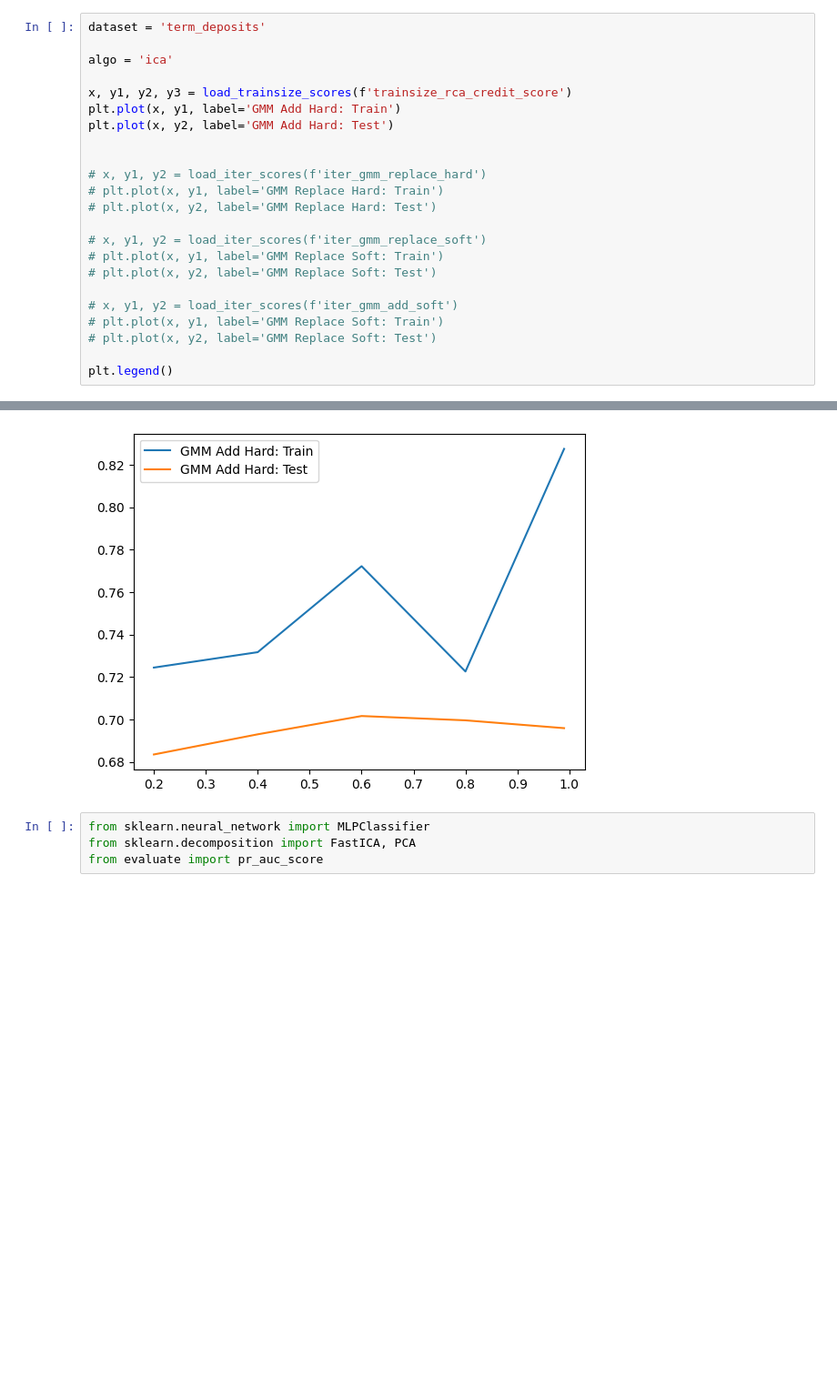
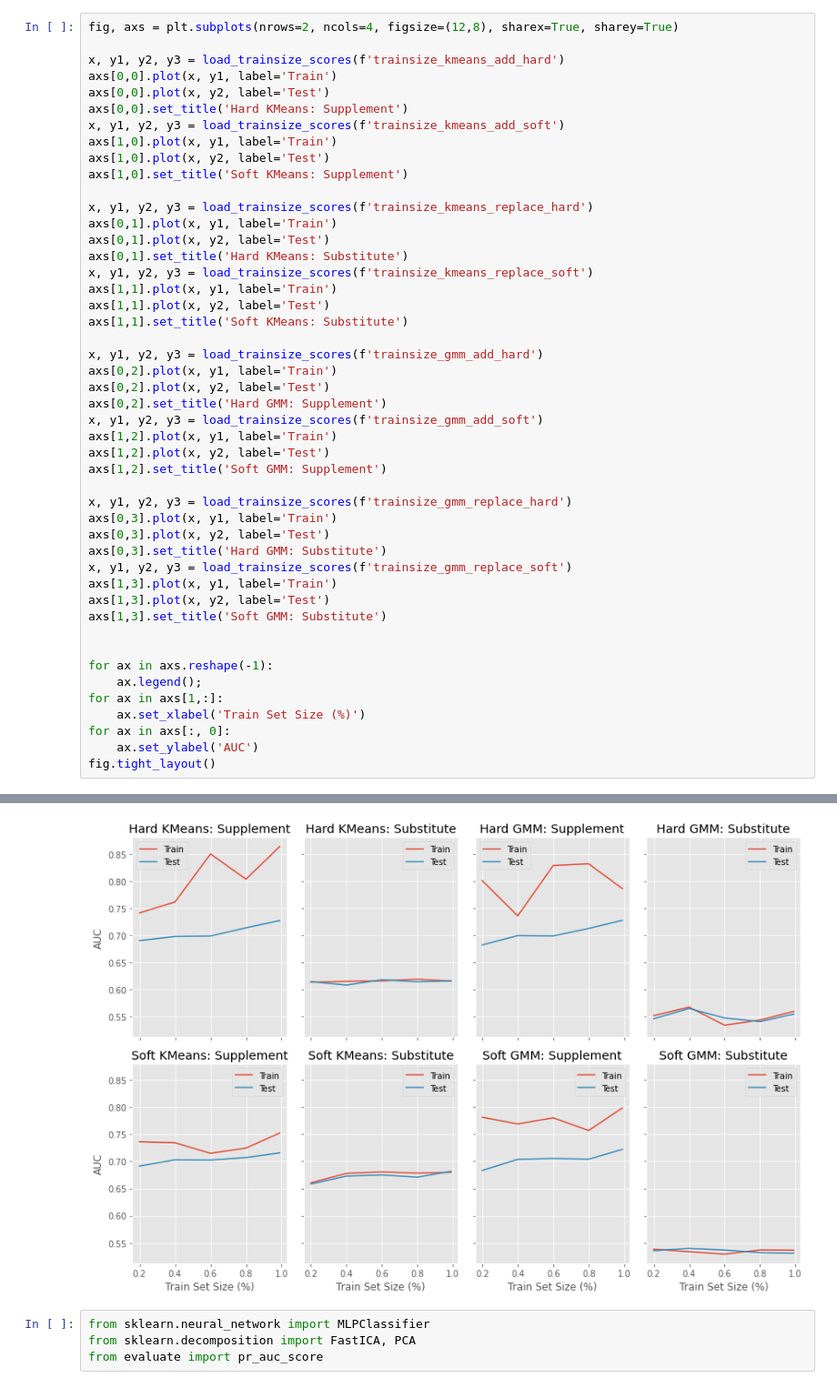
Before and after one commit to vinitjogani/clustering-comparison, a Jupyter notebook: explore.ipynb, the cells around one changed output, grey strips where cells are left out. Shown at 91% size. Cells and saved outputs as stored; diff of their text form; blank space fills up the shorter version.

```diff
--- a/explore.ipynb
+++ b/explore.ipynb
@@ -149,24 +354,48 @@ plt.legend()
 # %%
-dataset = 'term_deposits'
+fig, axs = plt.subplots(nrows=2, ncols=4, figsize=(12,8), sharex=True, sharey=True)
 
-algo = 'ica'
+x, y1, y2, y3 = load_trainsize_scores(f'trainsize_kmeans_add_hard')
+axs[0,0].plot(x, y1, label='Train')
+axs[0,0].plot(x, y2, label='Test')
+axs[0,0].set_title('Hard KMeans: Supplement')
+x, y1, y2, y3 = load_trainsize_scores(f'trainsize_kmeans_add_soft')
+axs[1,0].plot(x, y1, label='Train')
+axs[1,0].plot(x, y2, label='Test')
+axs[1,0].set_title('Soft KMeans: Supplement')
 
-x, y1, y2, y3 = load_trainsize_scores(f'trainsize_rca_credit_score')
-plt.plot(x, y1, label='GMM Add Hard: Train')
-plt.plot(x, y2, label='GMM Add Hard: Test')
+x, y1, y2, y3 = load_trainsize_scores(f'trainsize_kmeans_replace_hard')
+axs[0,1].plot(x, y1, label='Train')
+axs[0,1].plot(x, y2, label='Test')
+axs[0,1].set_title('Hard KMeans: Substitute')
+x, y1, y2, y3 = load_trainsize_scores(f'trainsize_kmeans_replace_soft')
+axs[1,1].plot(x, y1, label='Train')
+axs[1,1].plot(x, y2, label='Test')
+axs[1,1].set_title('Soft KMeans: Substitute')
+
+x, y1, y2, y3 = load_trainsize_scores(f'trainsize_gmm_add_hard')
+axs[0,2].plot(x, y1, label='Train')
+axs[0,2].plot(x, y2, label='Test')
+axs[0,2].set_title('Hard GMM: Supplement')
+x, y1, y2, y3 = load_trainsize_scores(f'trainsize_gmm_add_soft')
+axs[1,2].plot(x, y1, label='Train')
+axs[1,2].plot(x, y2, label='Test')
+axs[1,2].set_title('Soft GMM: Supplement')
+
+x, y1, y2, y3 = load_trainsize_scores(f'trainsize_gmm_replace_hard')
+axs[0,3].plot(x, y1, label='Train')
+axs[0,3].plot(x, y2, label='Test')
+axs[0,3].set_title('Hard GMM: Substitute')
+x, y1, y2, y3 = load_trainsize_scores(f'trainsize_gmm_replace_soft')
+axs[1,3].plot(x, y1, label='Train')
+axs[1,3].plot(x, y2, label='Test')
+axs[1,3].set_title('Soft GMM: Substitute')
 
 
-# x, y1, y2 = load_iter_scores(f'iter_gmm_replace_hard')
-# plt.plot(x, y1, label='GMM Replace Hard: Train')
-# plt.plot(x, y2, label='GMM Replace Hard: Test')
-
-# x, y1, y2 = load_iter_scores(f'iter_gmm_replace_soft')
-# plt.plot(x, y1, label='GMM Replace Soft: Train')
-# plt.plot(x, y2, label='GMM Replace Soft: Test')
-
-# x, y1, y2 = load_iter_scores(f'iter_gmm_add_soft')
-# plt.plot(x, y1, label='GMM Replace Soft: Train')
-# plt.plot(x, y2, label='GMM Replace Soft: Test')
-
-plt.legend()
+for ax in axs.reshape(-1):
+    ax.legend();
+for ax in axs[1,:]:
+    ax.set_xlabel('Train Set Size (%)')
+for ax in axs[:, 0]:
+    ax.set_ylabel('AUC')
+fig.tight_layout()
 # %% [output]
@@ -174,4 +402,4 @@ plt.legend()
-[figure, old version]
+[figure, new version]
 # %%
 from sklearn.neural_network import MLPClassifier
 from sklearn.decomposition import FastICA, PCA
```
Also changed, not shown: parts of 37 cells of this notebook, 2 other files.
